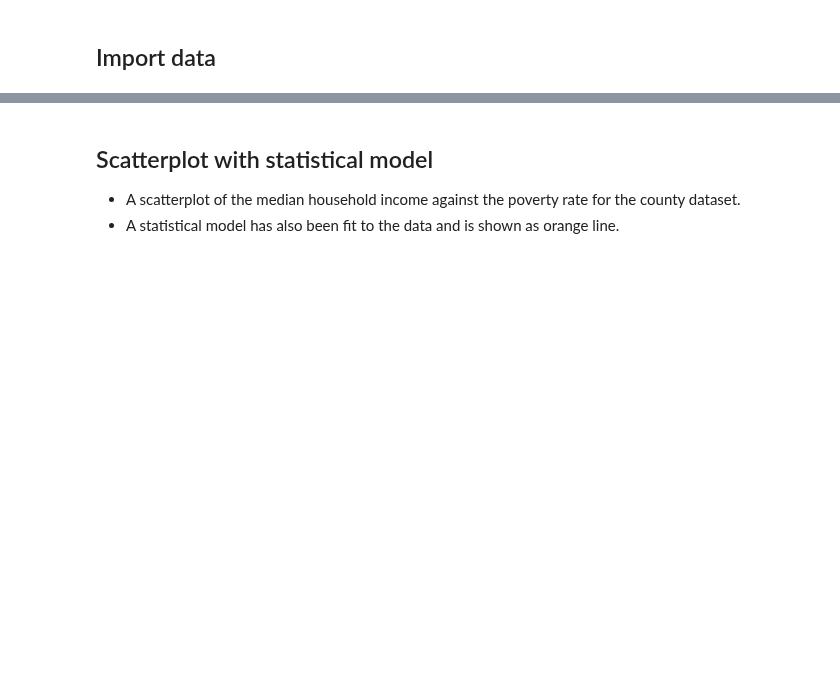
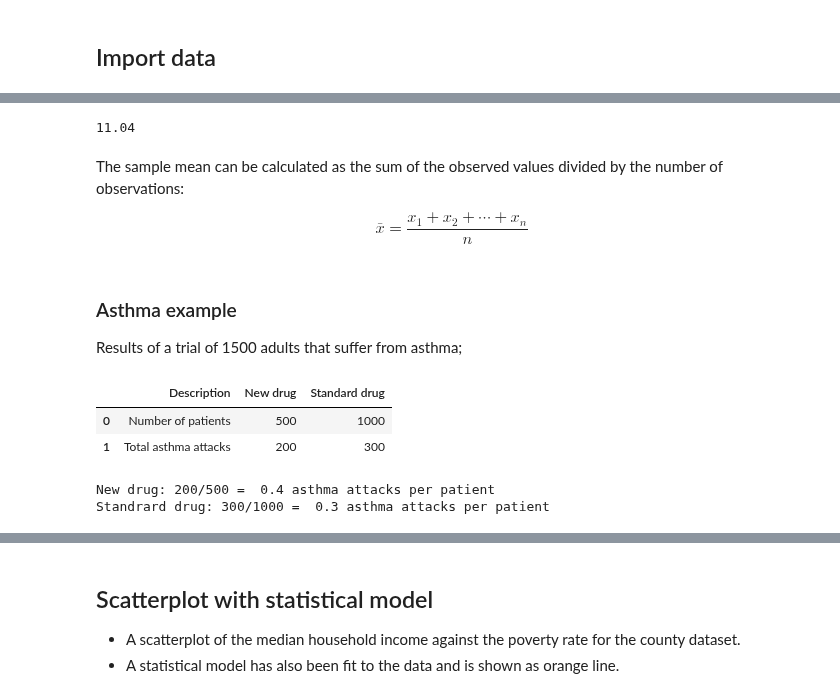
Before and after one commit to kirenz/eda, a Jupyter notebook: 05-2-mean.ipynb, the cells around one changed output, grey strips where cells are left out. Cells and saved outputs as stored; diff of their text form; code cells hidden in the pictures; blank space fills up the shorter version.

```diff
--- a/05-2-mean.ipynb
+++ b/05-2-mean.ipynb
@@ -57,3 +66,34 @@ A scatterplot of loan amount versus total income for the loan50 dataset.
+# %%
+print(mean)
+# %% [output]
+11.04
+# %% [markdown]
+The sample mean can be calculated as the sum of the observed values divided by the number of observations:
+
+
+$$ \bar{x} = \frac{x_1 + x_2 + \cdots + x_n}{n} $$
+# %% [markdown]
+### Asthma example
+
+Results of a trial of 1500 adults that suffer from asthma;
+# %%
+d= {'Description': ["Number of patients", "Total asthma attacks"], 'New drug': [500, 200], 'Standard drug': [1000, 300]}
+drug_asthma = pd.DataFrame(data=d)
+drug_asthma
+# %% [output]
+|  | Description | New drug | Standard drug |
+| 0 | Number of patients | 500 | 1000 |
+| 1 | Total asthma attacks | 200 | 300 |
+# %%
+# Asthma attacks per patients
+new_drug = 200/500
+standard_drug = 300/1000
+
+print("New drug: 200/500 = ", new_drug, "asthma attacks per patient")
+print("Standrard drug: 300/1000 = ", standard_drug, "asthma attacks per patient")
+# %% [output]
+New drug: 200/500 =  0.4 asthma attacks per patient
+Standrard drug: 300/1000 =  0.3 asthma attacks per patient
 # %%
 import matplotlib.ticker as ticker
 
```
Also changed, not shown: parts of 9 cells of this notebook.
